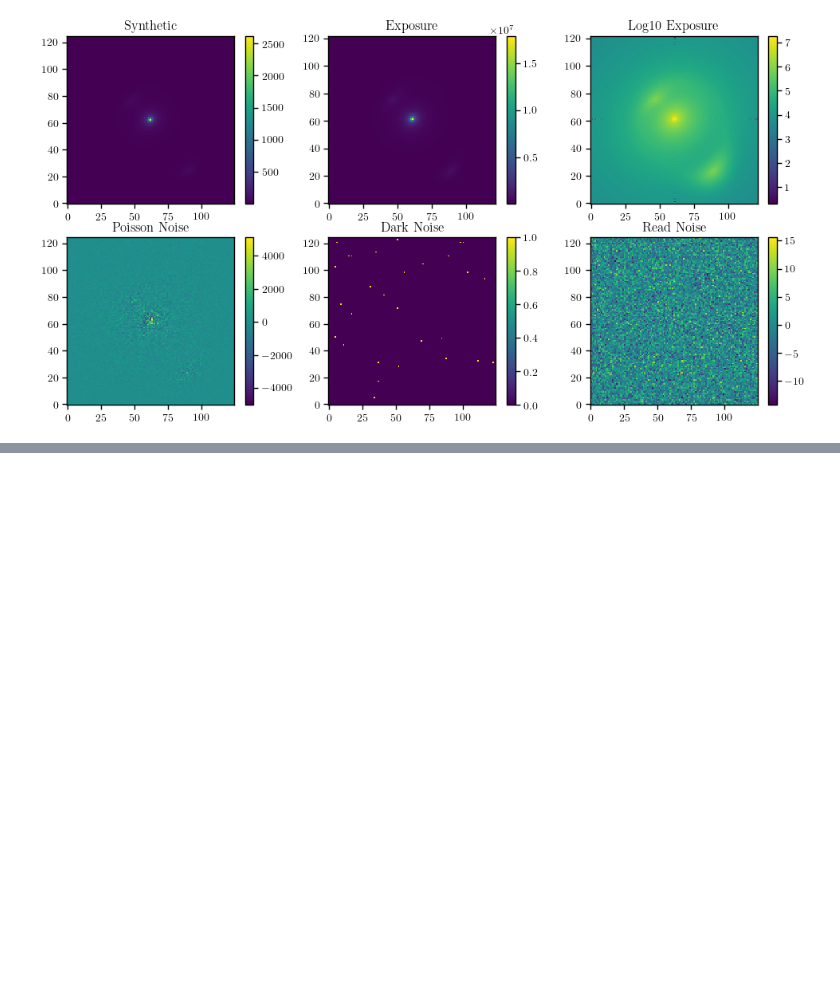
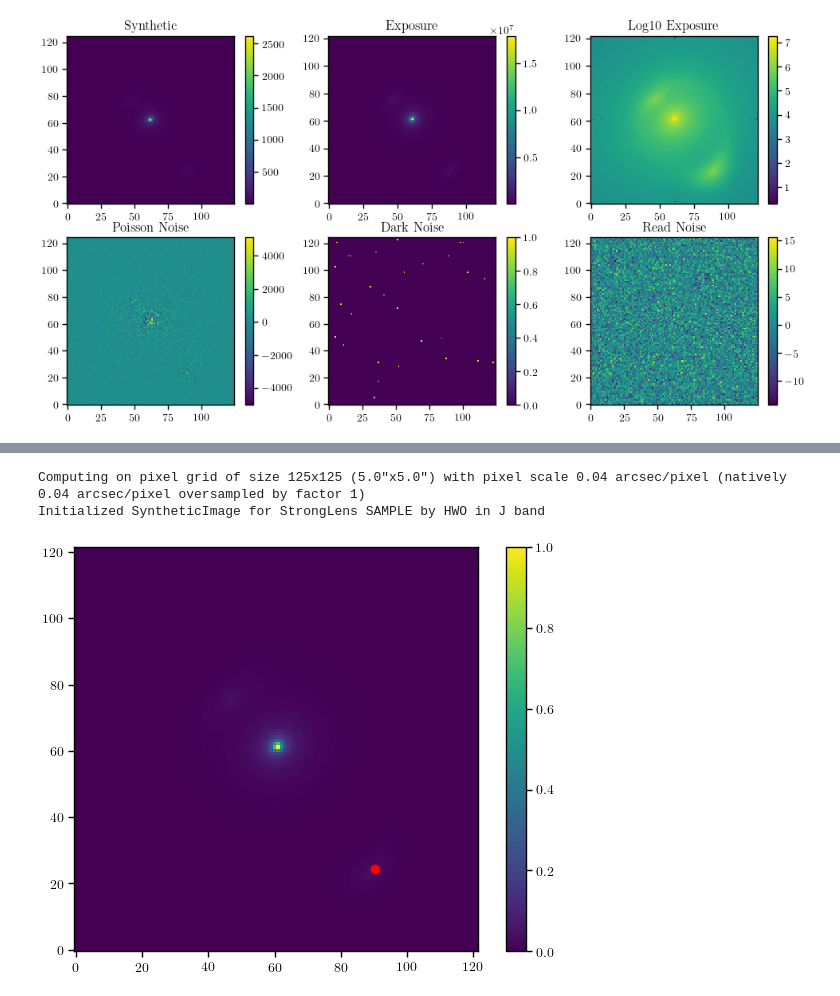
Before and after one commit to AstroMusers/mejiro, a Jupyter notebook: notebooks/hwo/lowest_detectable_subhalo_mass_hwo.ipynb, the cells around one changed output, grey strips where cells are left out. Drawn from its saved outputs; the diff is of its cells as text; code cells hidden in the pictures; blank space fills up the shorter version.

```diff
--- a/notebooks/hwo/lowest_detectable_subhalo_mass_hwo.ipynb
+++ b/notebooks/hwo/lowest_detectable_subhalo_mass_hwo.ipynb
@@ -133,18 +112,20 @@ NameError: name 'center_x' is not defined
 # %%
 lens_with_subhalo = deepcopy(lens)
-lens_with_subhalo.add_subhalos(single_halo)
-synth = SyntheticImage(lens_with_subhalo, roman, band=band, arcsec=scene_size, oversample=oversample, sca=sca,
-                                    sca_position=sca_position)
-exposure = Exposure(synth, exposure_time=exposure_time, rng=rng, sca=sca,
-                                    sca_position=sca_position, poisson_noise=poisson_noise, dark_noise=dark_noise, read_noise=read_noise, reciprocity_failure=False, nonlinearity=False, ipc=False)
+lens_with_subhalo.add_subhalo(subhalo_type, kwargs_subhalo)
+synth = SyntheticImage(lens_with_subhalo, hwo, band=band, arcsec=scene_size, oversample=oversample)
+exposure = Exposure(synth, exposure_time=exposure_time, rng=rng, poisson_noise=exposure_no_subhalo.poisson_noise, dark_noise=exposure_no_subhalo.dark_noise, read_noise=exposure_no_subhalo.read_noise)
 
 synth.set_native_coords()
 coords_x, coords_y = synth.coords_native.map_coord2pix(halo_x, halo_y)
 
 plt.imshow(exposure.exposure)
 plt.scatter(coords_x, coords_y, color='red')
 plt.colorbar()
 plt.show()
+# %% [output]
+Computing on pixel grid of size 125x125 (5.0"x5.0") with pixel scale 0.04 arcsec/pixel (natively 0.04 arcsec/pixel oversampled by factor 1)
+Initialized SyntheticImage for StrongLens SAMPLE by HWO in J band
+[figure, added]
 # %%
 residual = exposure.exposure - exposure_no_subhalo.exposure
 synth_residual = synth.image - synth_no_subhalo.image
```
Also changed, not shown: parts of 11 cells of this notebook, 2 other files.
